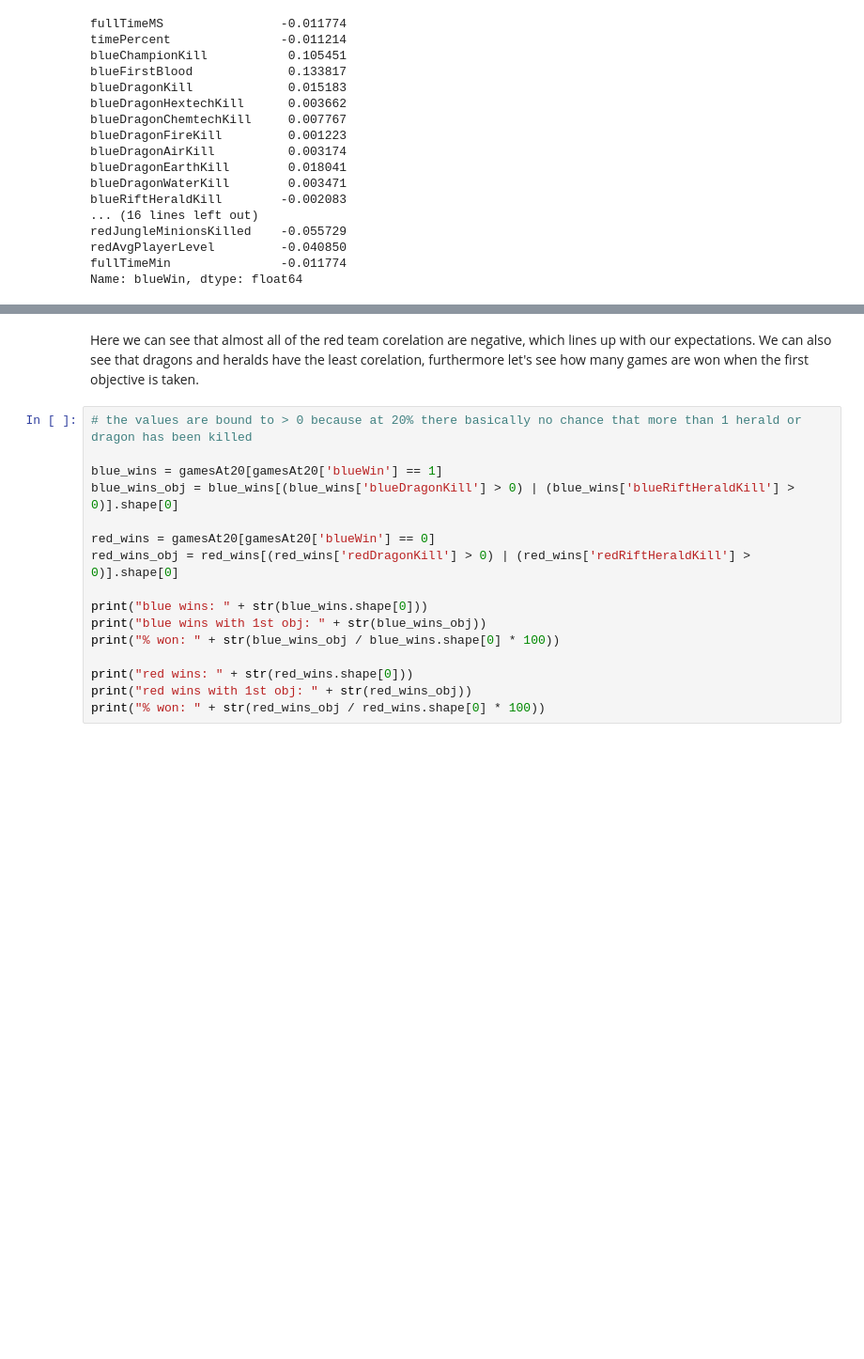
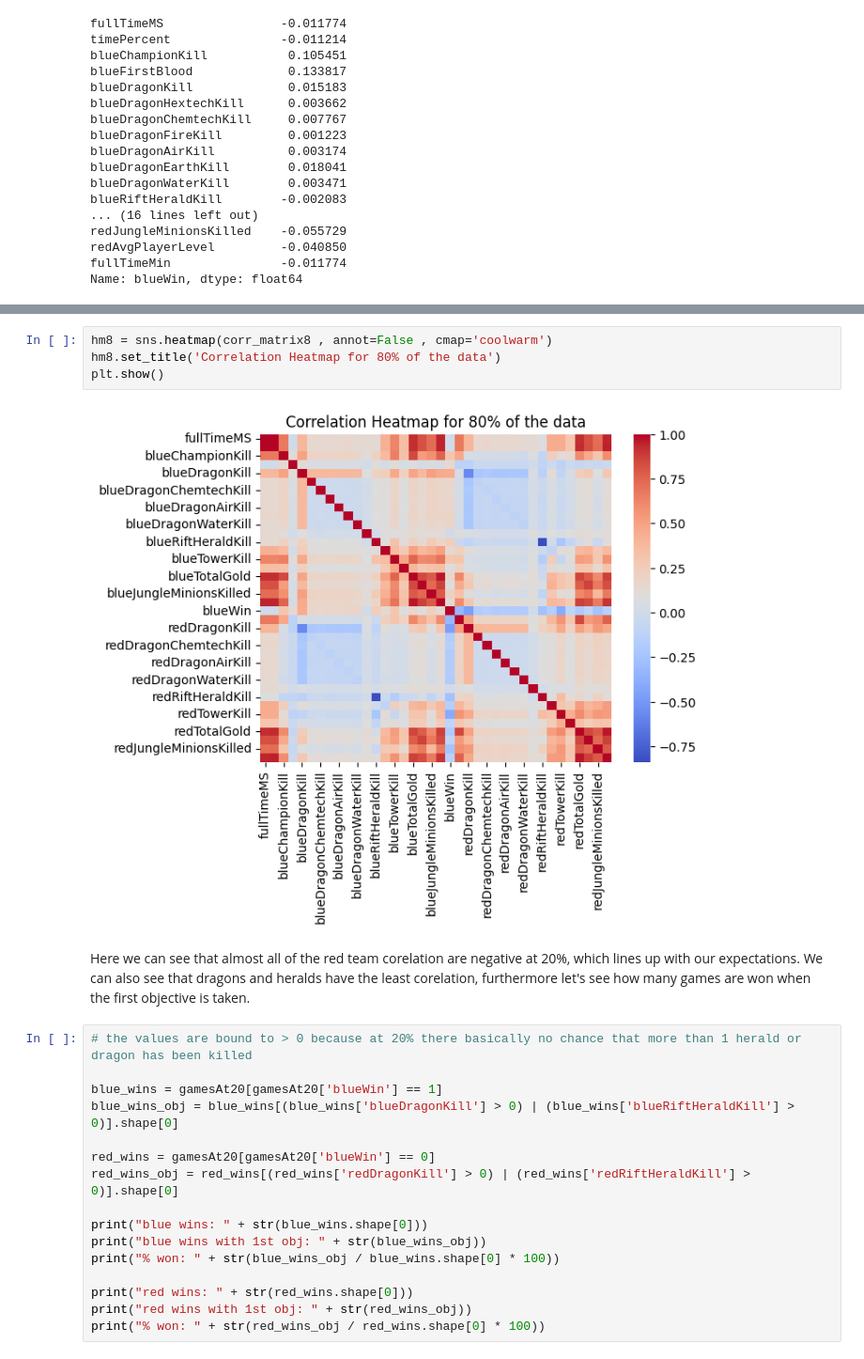
Before and after one commit to t-tony03/EECS3401Final, a Jupyter notebook: final rev2.ipynb, the cells around one changed output, grey strips where cells are left out. Shown at 94% size. Saved outputs shown, nothing was run; the diff lists cells and outputs as text; blank space fills up the shorter version.

```diff
--- a/final rev2.ipynb
+++ b/final rev2.ipynb
@@ -198,5 +232,11 @@ Name: blueWin, dtype: float64
+# %%
+hm8 = sns.heatmap(corr_matrix8 , annot=False , cmap='coolwarm')
+hm8.set_title('Correlation Heatmap for 80% of the data')
+plt.show()
+# %% [output]
+[figure, added]
 # %% [markdown]
-Here we can see that almost all of the red team corelation are negative, which lines up with our expectations. We can also see that dragons and heralds have the least corelation, furthermore let's see how many games are won when the first objective is taken.
+Here we can see that almost all of the red team corelation are negative at 20%, which lines up with our expectations. We can also see that dragons and heralds have the least corelation, furthermore let's see how many games are won when the first objective is taken.
 # %%
 # the values are bound to > 0 because at 20% there basically no chance that more than 1 herald or dragon has been killed
 
```
Also changed, not shown: parts of 22 cells of this notebook.
